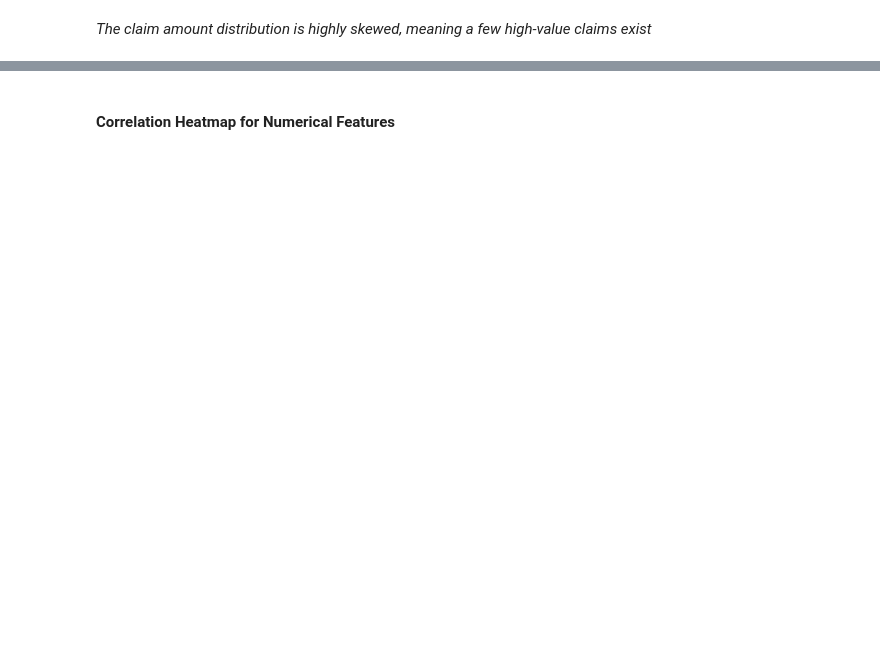
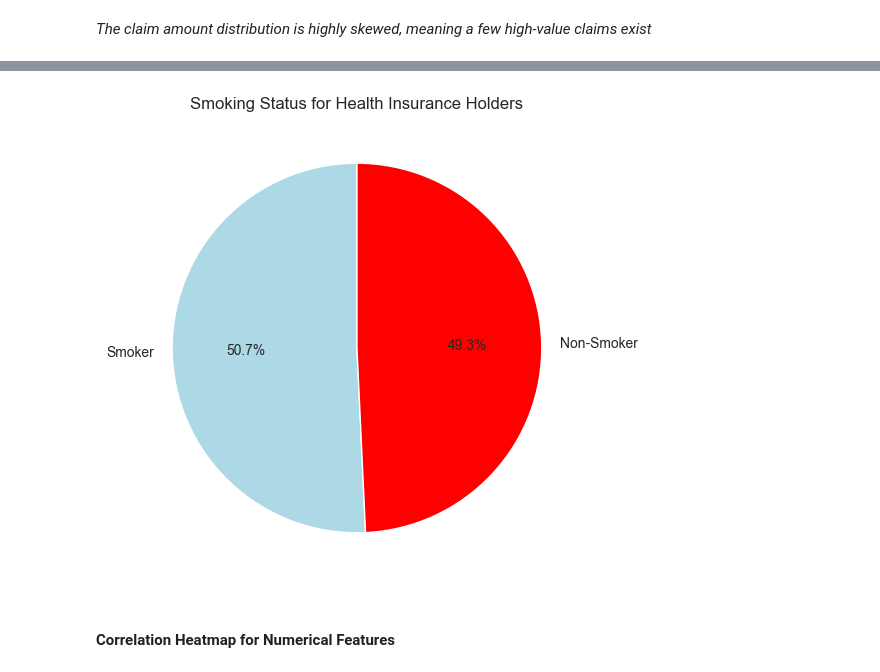
Before and after one commit to Nowshin1009/Data-Analysis-with-python, a Jupyter notebook: Insurance Fraud Analysis and predict/main.ipynb, the cells around one changed output, grey strips where cells are left out. Cells and saved outputs as stored; diff of their text form; code cells hidden in the pictures; blank space fills up the shorter version.

```diff
--- a/Insurance Fraud Analysis and predict/main.ipynb
+++ b/Insurance Fraud Analysis and predict/main.ipynb
@@ -182,2 +207,11 @@ _The claim amount distribution is highly skewed, meaning a few high-value claims
+# %%
+plt.figure(figsize=(6, 6))
+health_policies['Smoking_Status'].value_counts().plot.pie(
+    autopct='%1.1f%%', colors=['lightblue', 'red', 'gray'], startangle=90)
+plt.title('Smoking Status for Health Insurance Holders')
+plt.ylabel('')
+plt.show()
+# %% [output]
+[figure, added]
 # %% [markdown]
 #### Correlation Heatmap for Numerical Features
```
Also changed, not shown: parts of 24 cells of this notebook.
